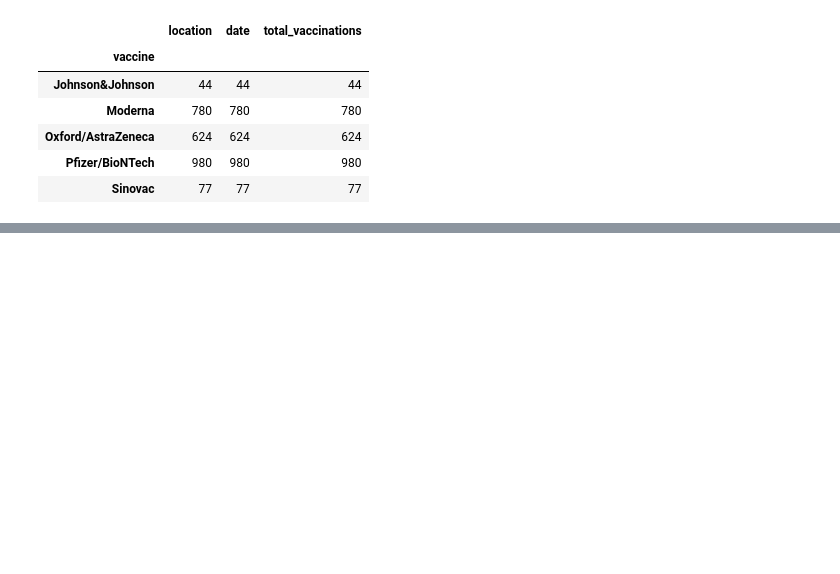
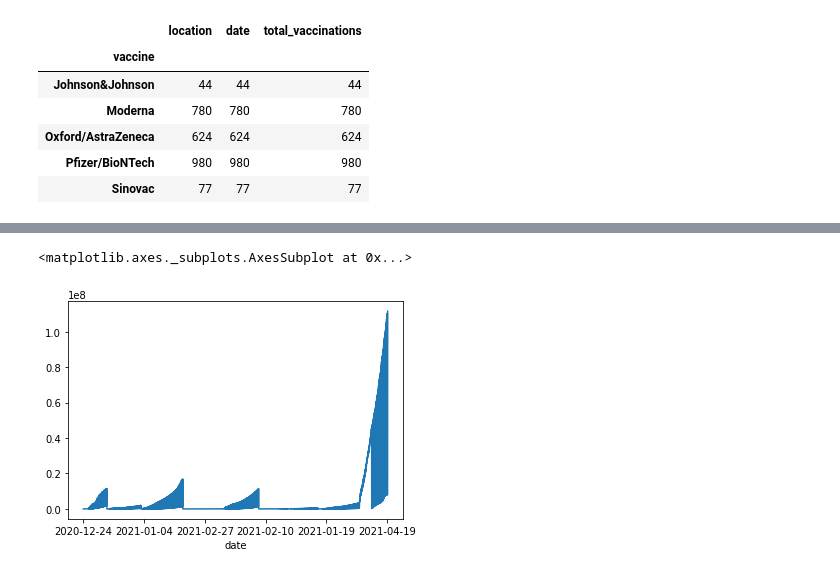
Before and after one commit to surypratap04/COVID-19_VACCINATION_PROGRESS_PROJECT, a Jupyter notebook: notebook.ipynb, the cells around one changed output, grey strips where cells are left out. Drawn from its saved outputs; the diff is of its cells as text; code cells hidden in the pictures; blank space fills up the shorter version.

```diff
--- a/notebook.ipynb
+++ b/notebook.ipynb
@@ -25,0 +22,5 @@ df_m.head()
+# %%
+df_m.set_index('date')['total_vaccinations'].plot()
+# %% [output]
+<matplotlib.axes._subplots.AxesSubplot at 0x...>
+[figure, added]
```
Also changed, not shown: parts of 3 cells of this notebook, 3 other files.
